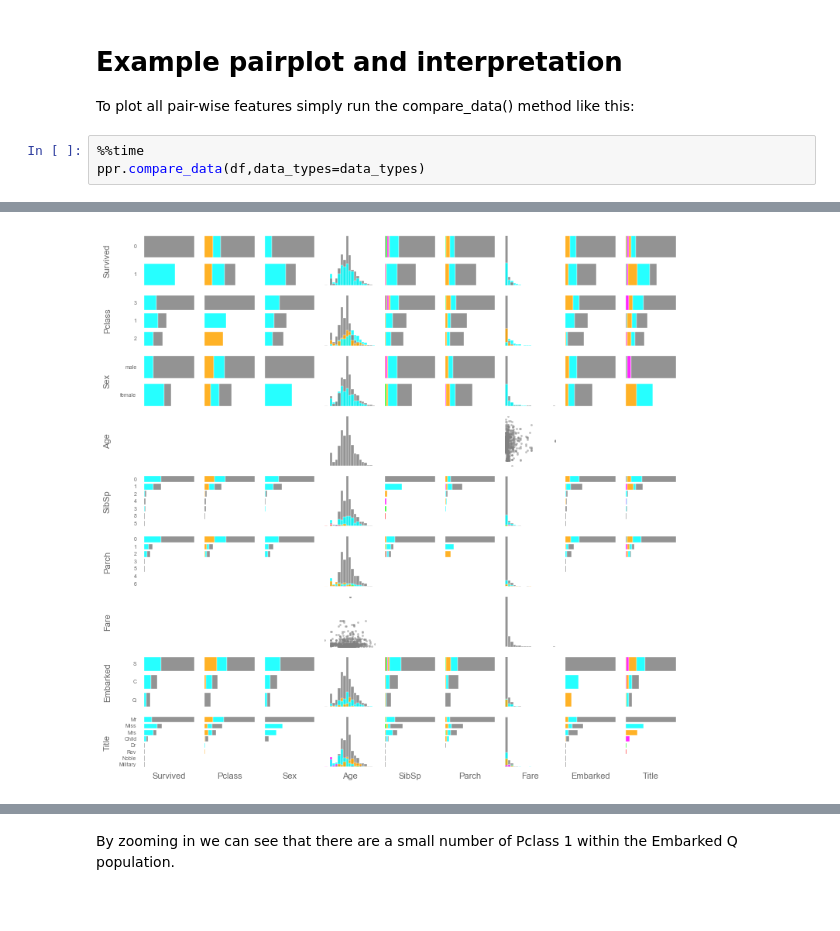
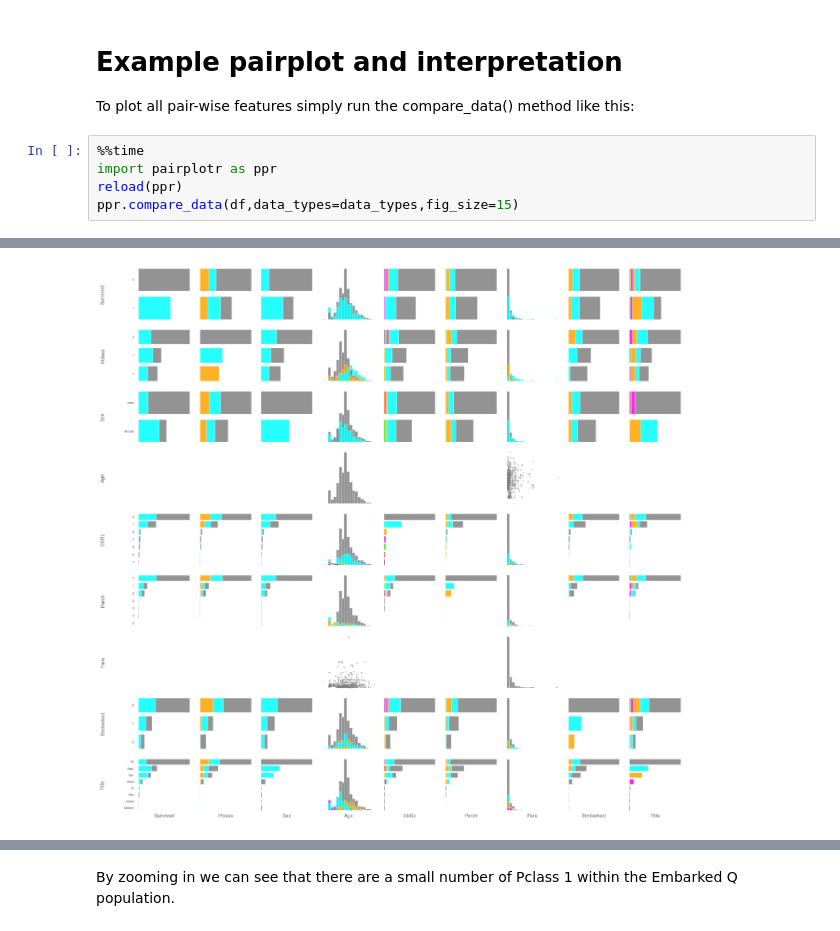
Before and after one commit to kpflugshaupt/pairplotr, a Jupyter notebook: pairplotr_demo.ipynb, the cells around one changed output, grey strips where cells are left out. Cells and saved outputs as stored; diff of their text form.

```diff
--- a/pairplotr_demo.ipynb
+++ b/pairplotr_demo.ipynb
@@ -125,5 +125,7 @@ Now that the desired types have been stored in a dictionary we can more on to gr
 To plot all pair-wise features simply run the compare_data() method like this:
 # %%
 %%time
-ppr.compare_data(df,data_types=data_types)
+import pairplotr as ppr
+reload(ppr)
+ppr.compare_data(df,data_types=data_types,fig_size=15)
 # %% [output]
@@ -132,4 +134,4 @@ Wall time: 9.31 s
-[figure, old version]
+[figure, new version]
 # %% [markdown]
 Here is an example interpretation:
 
```
Also changed, not shown: parts of 8 cells of this notebook, 1 other file.
